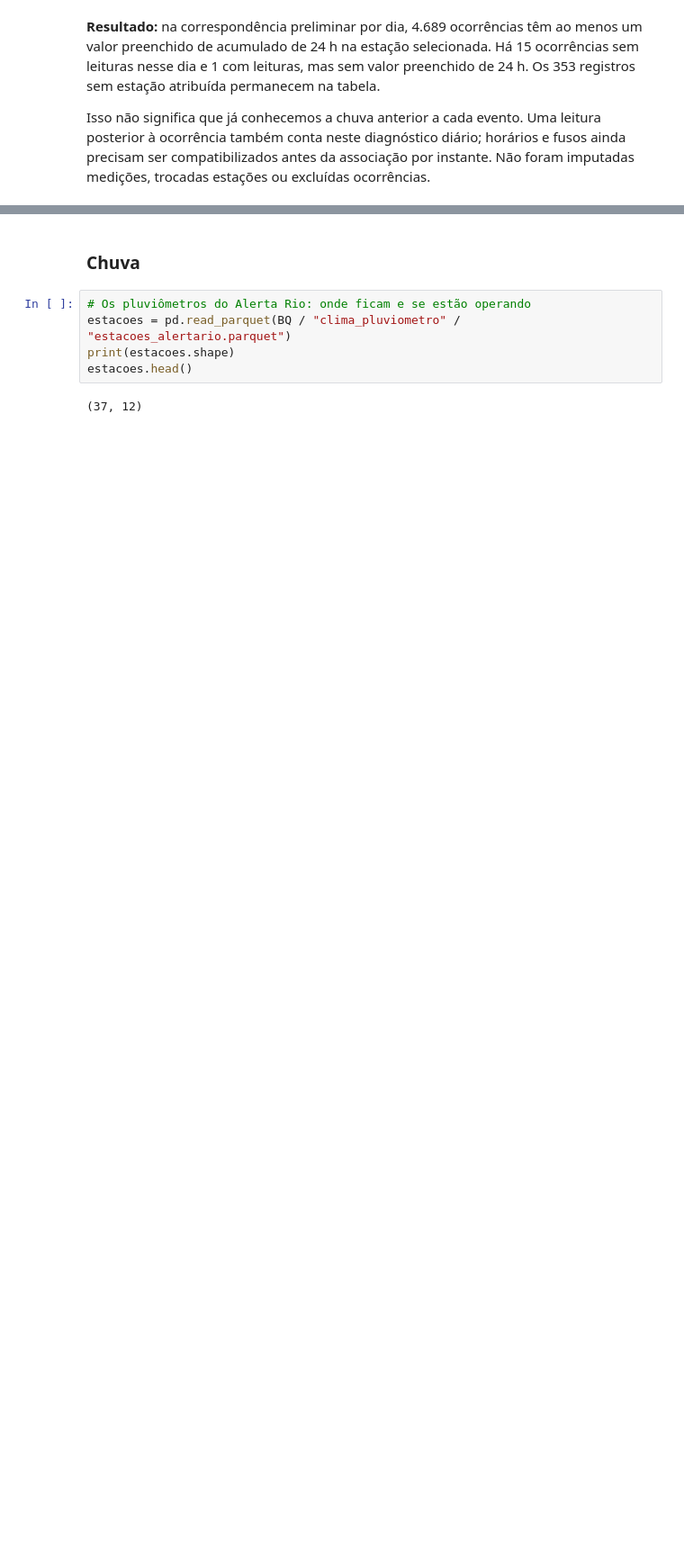
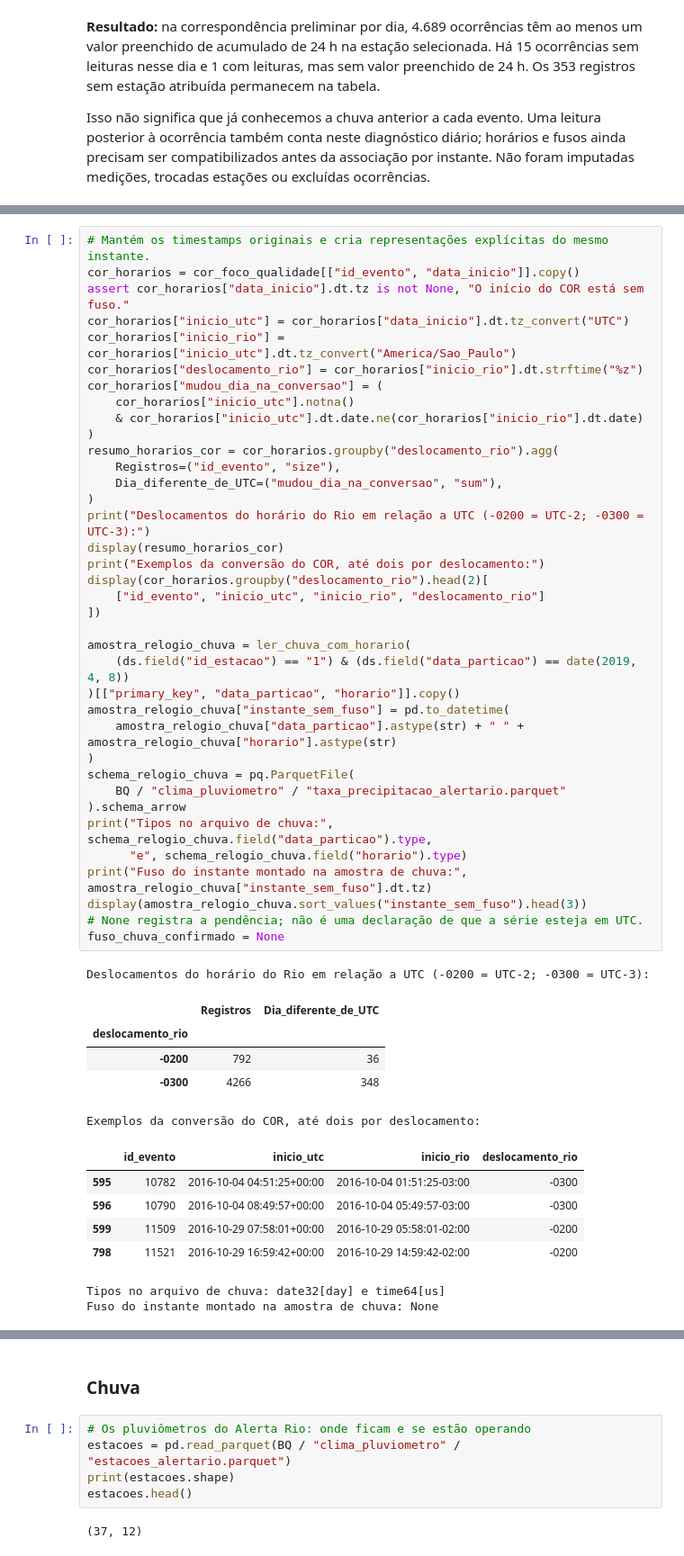
Before and after one commit to PedroVNeves/Quando_a_chuva_vira_problema, a Jupyter notebook: analise.ipynb, the cells around one changed output, grey strips where cells are left out. Shown at 90% size. Drawn from its saved outputs; the diff is of its cells as text; blank space fills up the shorter version.

Commit message:
Documenta conferência dos fusos de chuva e ocorrências

```diff
--- a/analise.ipynb
+++ b/analise.ipynb
@@ -766,0 +775,51 @@ Isso não significa que já conhecemos a chuva anterior a cada evento. Uma leitu
+# %%
+# Mantém os timestamps originais e cria representações explícitas do mesmo instante.
+cor_horarios = cor_foco_qualidade[["id_evento", "data_inicio"]].copy()
+assert cor_horarios["data_inicio"].dt.tz is not None, "O início do COR está sem fuso."
+cor_horarios["inicio_utc"] = cor_horarios["data_inicio"].dt.tz_convert("UTC")
+cor_horarios["inicio_rio"] = cor_horarios["inicio_utc"].dt.tz_convert("America/Sao_Paulo")
+cor_horarios["deslocamento_rio"] = cor_horarios["inicio_rio"].dt.strftime("%z")
+cor_horarios["mudou_dia_na_conversao"] = (
+    cor_horarios["inicio_utc"].notna()
+    & cor_horarios["inicio_utc"].dt.date.ne(cor_horarios["inicio_rio"].dt.date)
+)
+resumo_horarios_cor = cor_horarios.groupby("deslocamento_rio").agg(
+    Registros=("id_evento", "size"),
+    Dia_diferente_de_UTC=("mudou_dia_na_conversao", "sum"),
+)
+print("Deslocamentos do horário do Rio em relação a UTC (-0200 = UTC-2; -0300 = UTC-3):")
+display(resumo_horarios_cor)
+print("Exemplos da conversão do COR, até dois por deslocamento:")
+display(cor_horarios.groupby("deslocamento_rio").head(2)[
+    ["id_evento", "inicio_utc", "inicio_rio", "deslocamento_rio"]
+])
+
+amostra_relogio_chuva = ler_chuva_com_horario(
+    (ds.field("id_estacao") == "1") & (ds.field("data_particao") == date(2019, 4, 8))
+)[["primary_key", "data_particao", "horario"]].copy()
+amostra_relogio_chuva["instante_sem_fuso"] = pd.to_datetime(
+    amostra_relogio_chuva["data_particao"].astype(str) + " " + amostra_relogio_chuva["horario"].astype(str)
+)
+schema_relogio_chuva = pq.ParquetFile(
+    BQ / "clima_pluviometro" / "taxa_precipitacao_alertario.parquet"
+).schema_arrow
+print("Tipos no arquivo de chuva:", schema_relogio_chuva.field("data_particao").type,
+      "e", schema_relogio_chuva.field("horario").type)
+print("Fuso do instante montado na amostra de chuva:", amostra_relogio_chuva["instante_sem_fuso"].dt.tz)
+display(amostra_relogio_chuva.sort_values("instante_sem_fuso").head(3))
+# None registra a pendência; não é uma declaração de que a série esteja em UTC.
+fuso_chuva_confirmado = None
+# %% [output]
+Deslocamentos do horário do Rio em relação a UTC (-0200 = UTC-2; -0300 = UTC-3):
+|  | Registros | Dia_diferente_de_UTC |
+| deslocamento_rio |  |  |
+| -0200 | 792 | 36 |
+| -0300 | 4266 | 348 |
+Exemplos da conversão do COR, até dois por deslocamento:
+|  | id_evento | inicio_utc | inicio_rio | deslocamento_rio |
+| 595 | 10782 | 2016-10-04 04:51:25+00:00 | 2016-10-04 01:51:25-03:00 | -0300 |
+| 596 | 10790 | 2016-10-04 08:49:57+00:00 | 2016-10-04 05:49:57-03:00 | -0300 |
+| 599 | 11509 | 2016-10-29 07:58:01+00:00 | 2016-10-29 05:58:01-02:00 | -0200 |
+| 798 | 11521 | 2016-10-29 16:59:42+00:00 | 2016-10-29 14:59:42-02:00 | -0200 |
+Tipos no arquivo de chuva: date32[day] e time64[us]
+Fuso do instante montado na amostra de chuva: None
```
Also changed, not shown: parts of 3 cells of this notebook.
